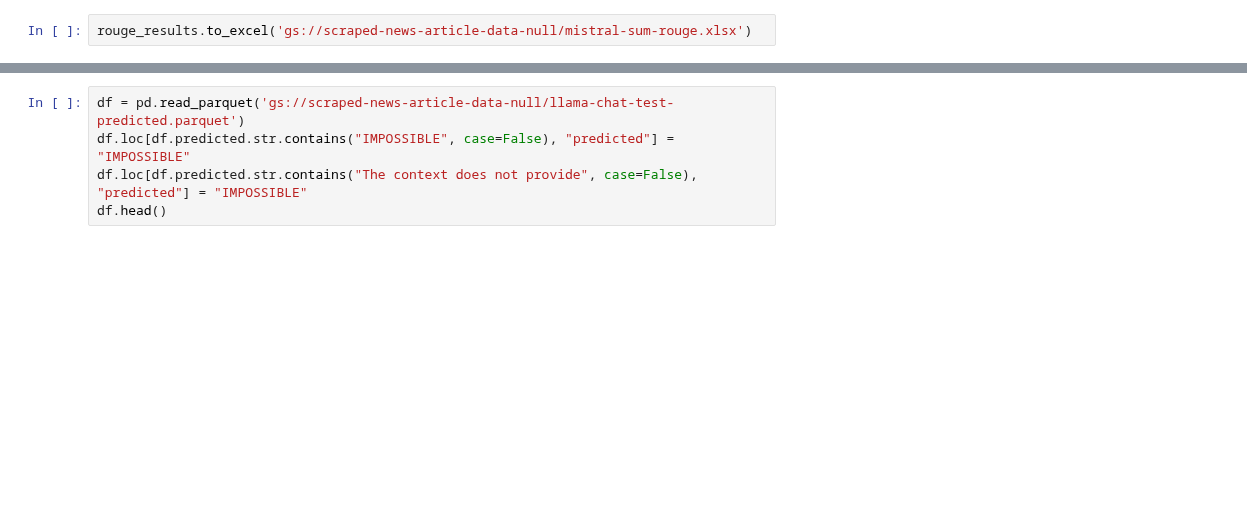
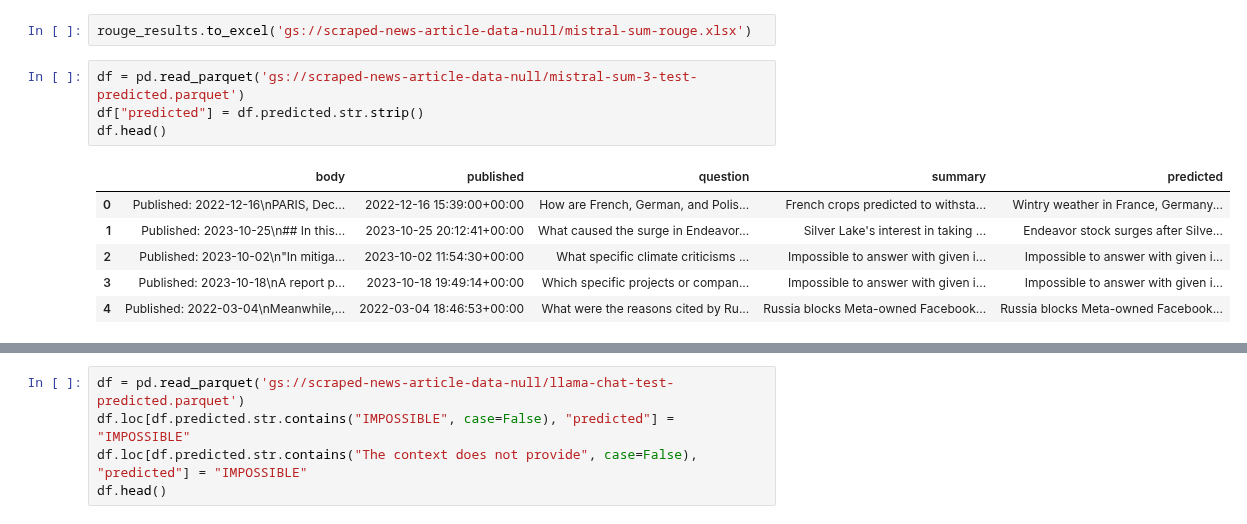
Before and after one commit to yw4401/FinBot, a Jupyter notebook: notebooks/t5_summary_rouge.ipynb, the cells around one changed output, grey strips where cells are left out. Saved outputs shown, nothing was run; the diff lists cells and outputs as text; blank space fills up the shorter version.

```diff
--- a/notebooks/t5_summary_rouge.ipynb
+++ b/notebooks/t5_summary_rouge.ipynb
@@ -79,3 +79,14 @@ VBox(children=(HBox(children=(IntProgress(value=0, description='0.00%', max=154)
 | 4 | 50.4673 | 26.6667 | 41.1215 | 41.1215 |
 # %%
 rouge_results.to_excel('gs://scraped-news-article-data-null/mistral-sum-rouge.xlsx')
+# %%
+df = pd.read_parquet('gs://scraped-news-article-data-null/mistral-sum-3-test-predicted.parquet')
+df["predicted"] = df.predicted.str.strip()
+df.head()
+# %% [output]
+|  | body | published | question | summary | predicted |
+| 0 | Published: 2022-12-16\nPARIS, Dec... | 2022-12-16 15:39:00+00:00 | How are French, German, and Polis... | French crops predicted to withsta... | Wintry weather in France, Germany... |
+| 1 | Published: 2023-10-25\n## In this... | 2023-10-25 20:12:41+00:00 | What caused the surge in Endeavor... | Silver Lake's interest in taking ... | Endeavor stock surges after Silve... |
+| 2 | Published: 2023-10-02\n"In mitiga... | 2023-10-02 11:54:30+00:00 | What specific climate criticisms ... | Impossible to answer with given i... | Impossible to answer with given i... |
+| 3 | Published: 2023-10-18\nA report p... | 2023-10-18 19:49:14+00:00 | Which specific projects or compan... | Impossible to answer with given i... | Impossible to answer with given i... |
+| 4 | Published: 2022-03-04\nMeanwhile,... | 2022-03-04 18:46:53+00:00 | What were the reasons cited by Ru... | Russia blocks Meta-owned Facebook... | Russia blocks Meta-owned Facebook... |
```
Also changed, not shown: parts of 3 cells of this notebook, 4 other files.
